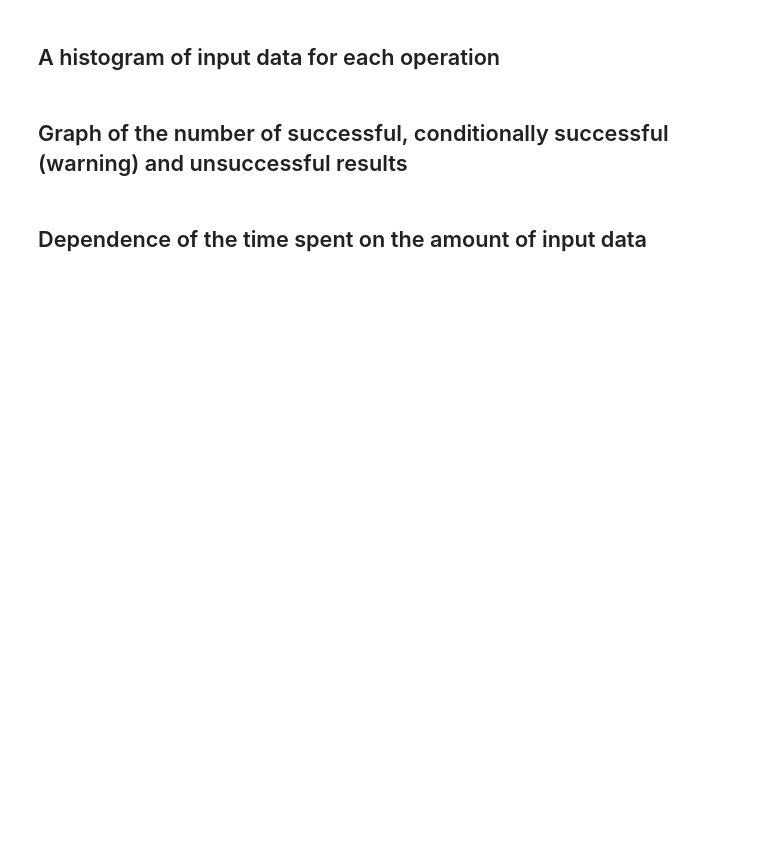
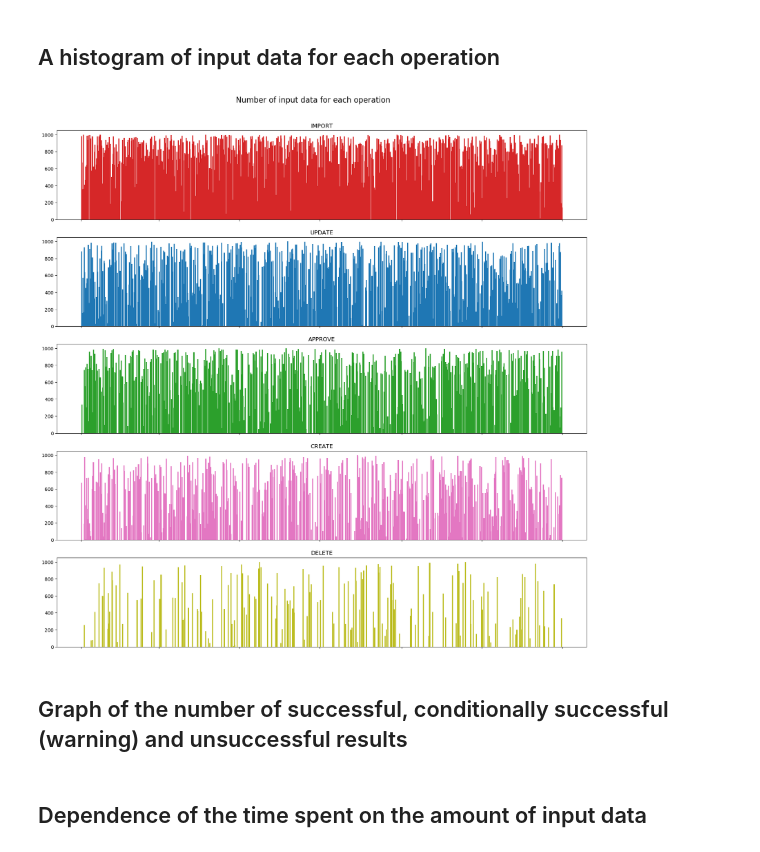
Before and after one commit to Tasenga/ITechArt_Android_App_Review, a Jupyter notebook: analysis_of_user_actions/user_actions.ipynb, the cells around one changed output. Saved outputs shown, nothing was run; the diff lists cells and outputs as text; code cells hidden in the pictures; blank space fills up the shorter version.

```diff
--- a/analysis_of_user_actions/user_actions.ipynb
+++ b/analysis_of_user_actions/user_actions.ipynb
@@ -99,2 +138,5 @@ srch_act
+# %%
+not_srch_act = user_actions.drop(
+    user_actions[user_actions['action'].apply(lambda x: x == 'SEARCH')].index)
 # %% [markdown]
 ## A histogram of input data for each operation
@@ -117,15 +143,18 @@ inp_for_act
 # %%
 _, axes = plt.subplots(5, 1, figsize=(20,20), dpi=100, sharex=True, sharey=True)
 colors = ['tab:red', 'tab:blue', 'tab:green', 'tab:pink', 'tab:olive']
 
-for i, (ax, action) in enumerate(zip(axes.flatten(), inp_for_act.action.unique())):
-    y = inp_for_act.loc[inp_for_act.action==action, 'input_data']
-    x = inp_for_act.loc[inp_for_act.action==action, 'createdDateTime_start']
-    ax.bar(x=x, height=y, alpha=1, label=str(action), color=colors[i])
+for i, (ax, action) in enumerate(zip(axes.flatten(), not_srch_act.action.unique())):
+    y = not_srch_act.loc[not_srch_act.action==action, 'num_records']
+    x = not_srch_act.loc[not_srch_act.action==action, 'started_at']
+    ax.bar(x=x, height=y, alpha=1, color=colors[i])
     ax.set_xticklabels([])
     ax.set_title(action)
 
 plt.suptitle('Number of input data for each operation', y=0.93, size=16)
+plt.show()
+# %% [output]
+[figure, added]
 # %% [markdown]
 ## Graph of the number of successful, conditionally successful (warning) and unsuccessful results
 # %%
```
Also changed, not shown: parts of 27 cells of this notebook.
